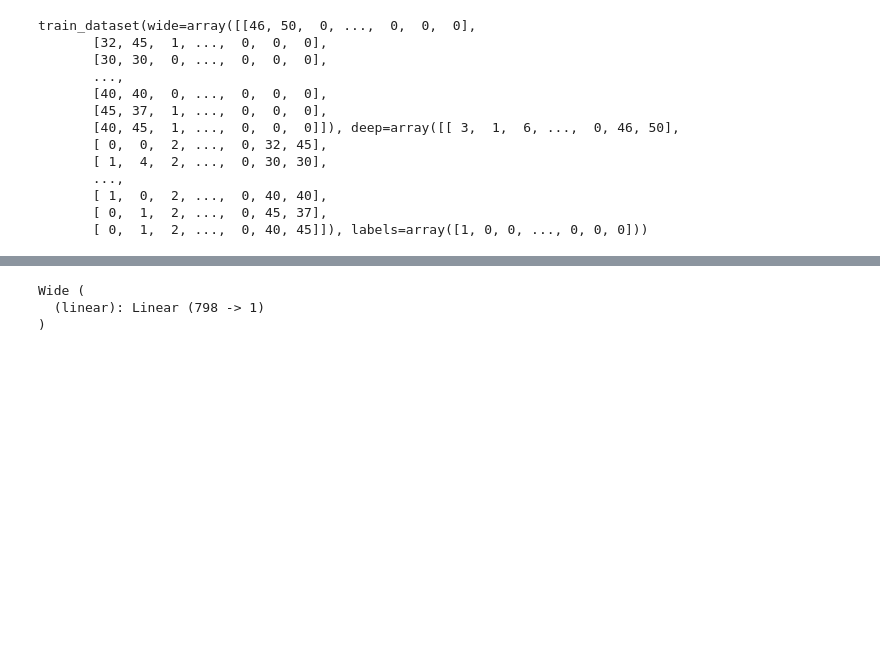
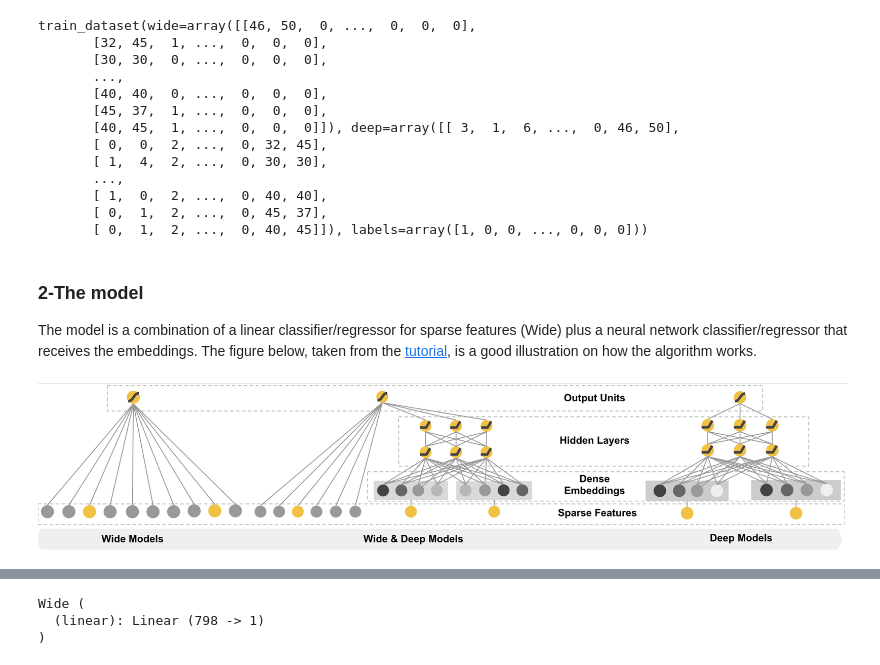
Before and after one commit to jrzaurin/pytorch-widedeep, a Jupyter notebook: demo2_building_blocks.ipynb, the cells around one changed output, grey strips where cells are left out. Drawn from its saved outputs; the diff is of its cells as text; code cells hidden in the pictures; blank space fills up the shorter version.

```diff
--- a/demo2_building_blocks.ipynb
+++ b/demo2_building_blocks.ipynb
@@ -33,3 +43,13 @@ train_dataset(wide=array([[46, 50,  0, ...,  0,  0,  0],
        [ 1,  0,  2, ...,  0, 40, 40],
        [ 0,  1,  2, ...,  0, 45, 37],
        [ 0,  1,  2, ...,  0, 40, 45]]), labels=array([1, 0, 0, ..., 0, 0, 0]))
+# %% [markdown]
+### 2-The model
+
+The model is a combination of a linear classifier/regressor for sparse features (Wide) plus a neural network classifier/regressor that receives the embeddings. The figure below, taken from the [tutorial](https://www.tensorflow.org/tutorials/wide_and_deep), is a good illustration on how the algorithm works.
+# %%
+from IPython.display import Image
+PATH = "/Users/javier/Desktop/wide_deep.png"
+Image(filename = PATH, width=1000, height=500)
+# %% [output]
+[figure, added]
```
Also changed, not shown: parts of 28 cells of this notebook, 8 other files.
